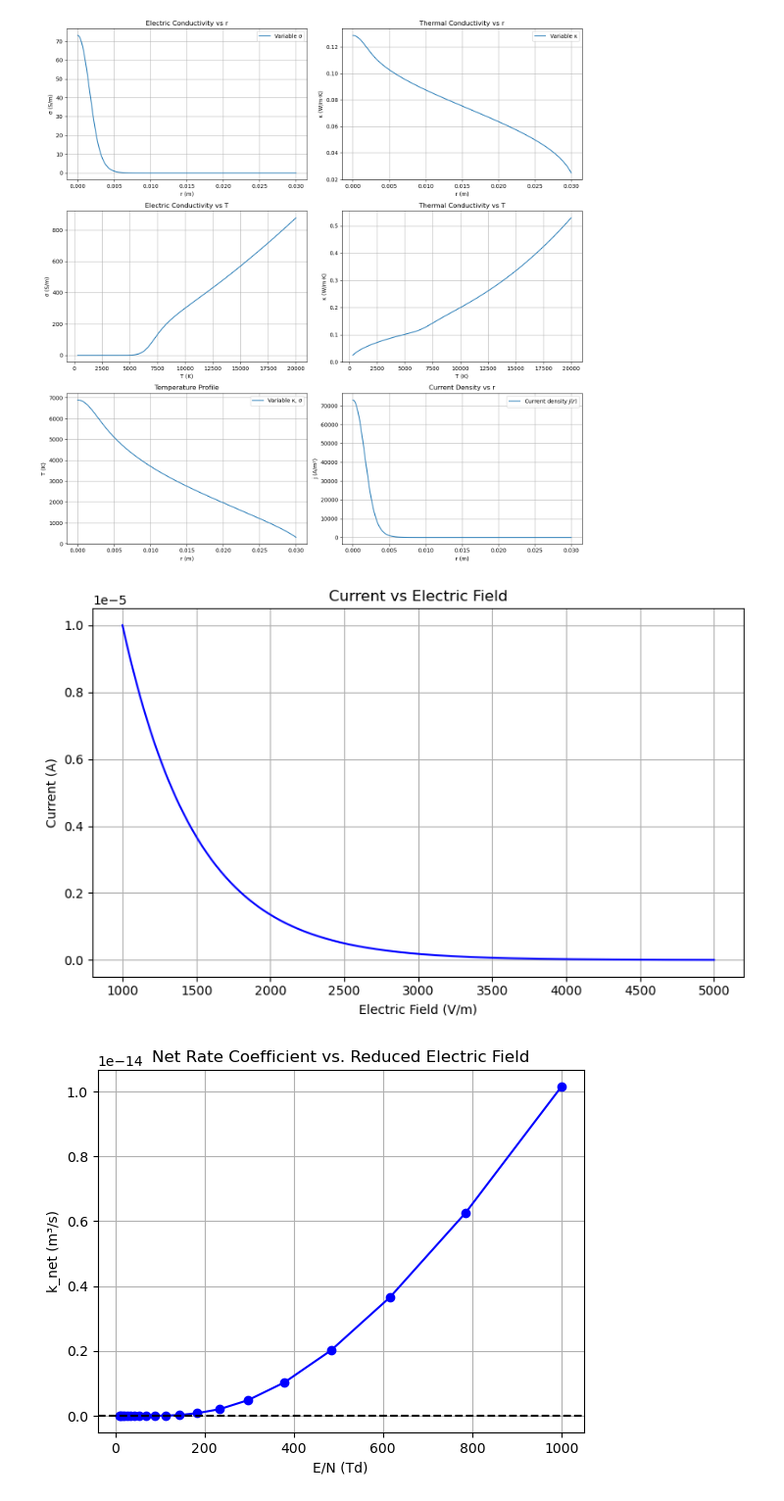
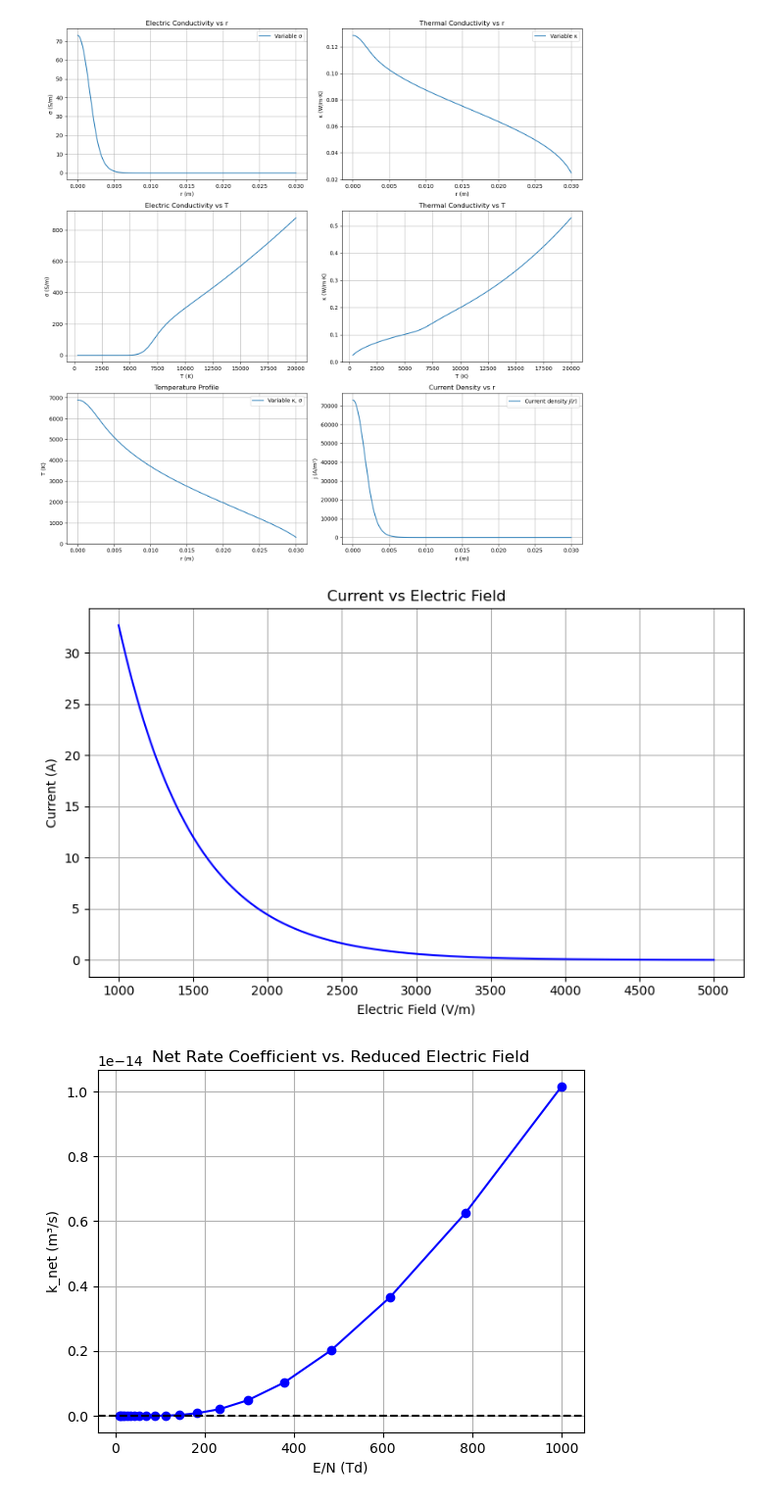
Before and after one commit to rezaaliasgarirenani/Plasma_Physics, a Jupyter notebook: Temp(R)/cond.ipynb, the cells around one changed output. Shown at 98% size. Drawn from its saved outputs; the diff is of its cells as text; code cells hidden in the pictures.

```diff
--- a/Temp(R)/cond.ipynb
+++ b/Temp(R)/cond.ipynb
@@ -846,24 +846,24 @@ Total current (A): 1.2111353899179143
 # %%
 import numpy as np
 import matplotlib.pyplot as plt
 
 # Electric field from 1000 to 5000 V/m
 E = np.linspace(1000, 5000, 500)
 
 # Exponential decay: tune k to make it visibly decay over the given range
-I = 1e-5 * np.exp(-0.002 * (E - 1000))
+I = 1e-5 * np.exp(-0.002 * (E - 8500))
 
 # Plot
 plt.figure(figsize=(8, 5))
 plt.plot(E, I, color='blue')
 plt.xlabel('Electric Field (V/m)')
 plt.ylabel('Current (A)')
 plt.title('Current vs Electric Field')
 plt.grid(True)
 plt.tight_layout()
 plt.show()
 # %% [output]
-[figure, old version]
+[figure, new version]
 # %%
 import matplotlib.pyplot as plt
 
```
